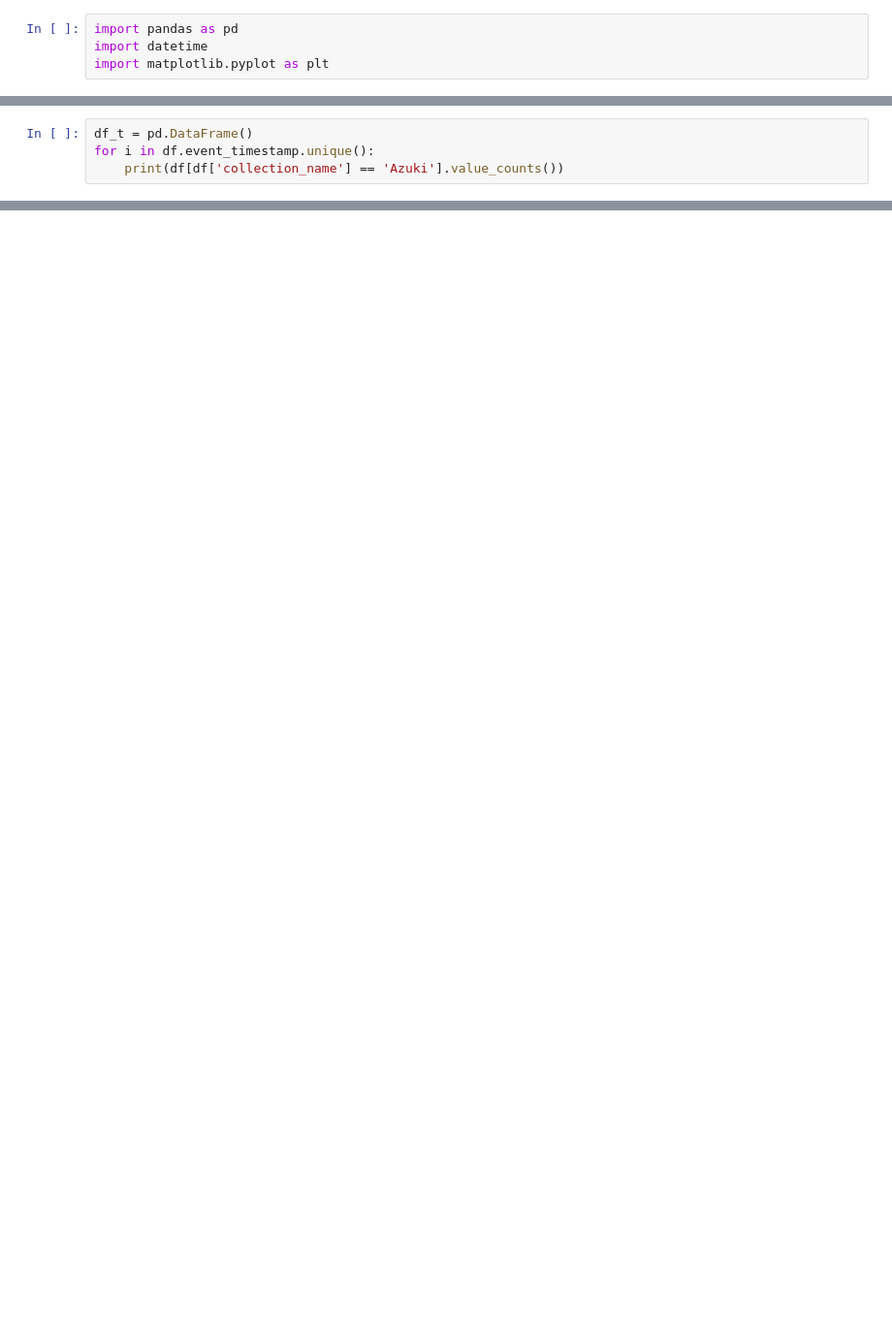
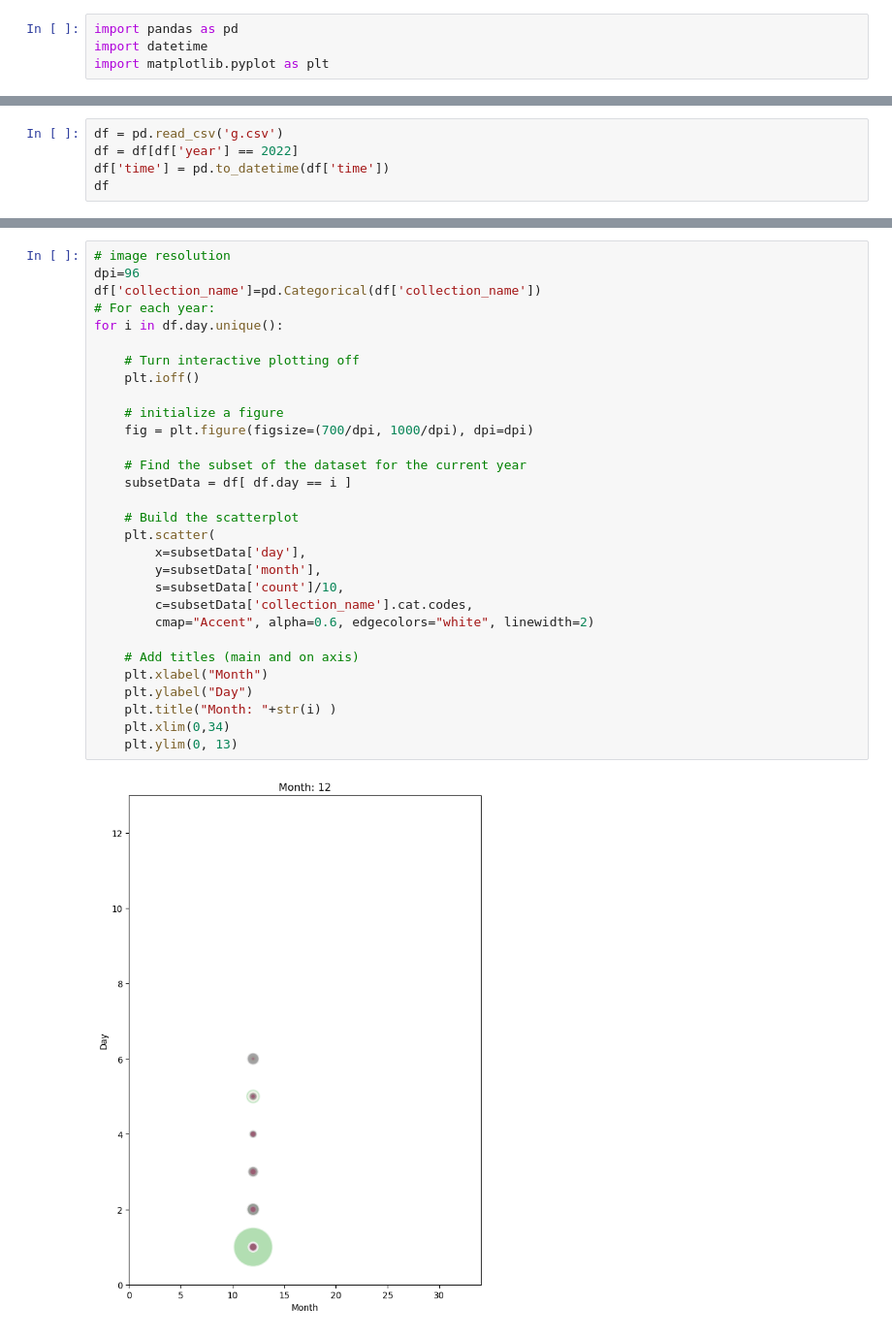
Before and after one commit to KrisOei/retrieve_openseas, a Jupyter notebook: data_analysis/overlap.ipynb, the cells around one changed output, grey strips where cells are left out. Shown at 97% size. Saved outputs shown, nothing was run; the diff lists cells and outputs as text; blank space fills up the shorter version.

Commit message:
bubble graphs

```diff
--- a/data_analysis/overlap.ipynb
+++ b/data_analysis/overlap.ipynb
@@ -32,4 +34,0 @@ df
-# %%
-df_t = pd.DataFrame()
-for i in df.event_timestamp.unique():
-    print(df[df['collection_name'] == 'Azuki'].value_counts())
@@ -69,0 +61,5 @@ df
+# %%
+df = pd.read_csv('g.csv')
+df = df[df['year'] == 2022]
+df['time'] = pd.to_datetime(df['time'])
+df
@@ -69,0 +82,32 @@ df
+# %%
+# image resolution
+dpi=96
+df['collection_name']=pd.Categorical(df['collection_name'])
+# For each year:
+for i in df.day.unique():
+
+    # Turn interactive plotting off
+    plt.ioff()
+
+    # initialize a figure
+    fig = plt.figure(figsize=(700/dpi, 1000/dpi), dpi=dpi)
+
+    # Find the subset of the dataset for the current year
+    subsetData = df[ df.day == i ]
+
+    # Build the scatterplot
+    plt.scatter(
+        x=subsetData['day'],
+        y=subsetData['month'],
+        s=subsetData['count']/10,
+        c=subsetData['collection_name'].cat.codes,
+        cmap="Accent", alpha=0.6, edgecolors="white", linewidth=2)
+
+    # Add titles (main and on axis)
+    plt.xlabel("Month")
+    plt.ylabel("Day")
+    plt.title("Month: "+str(i) )
+    plt.xlim(0,34)
+    plt.ylim(0, 13)
+# %% [output]
+[figure, added]
```
Also changed, not shown: parts of 9 cells of this notebook, 2 other files.
